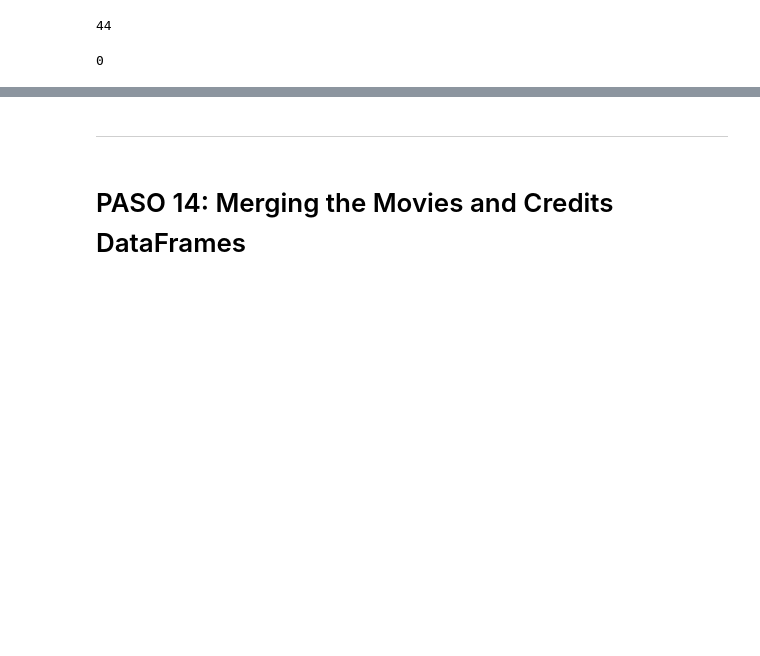
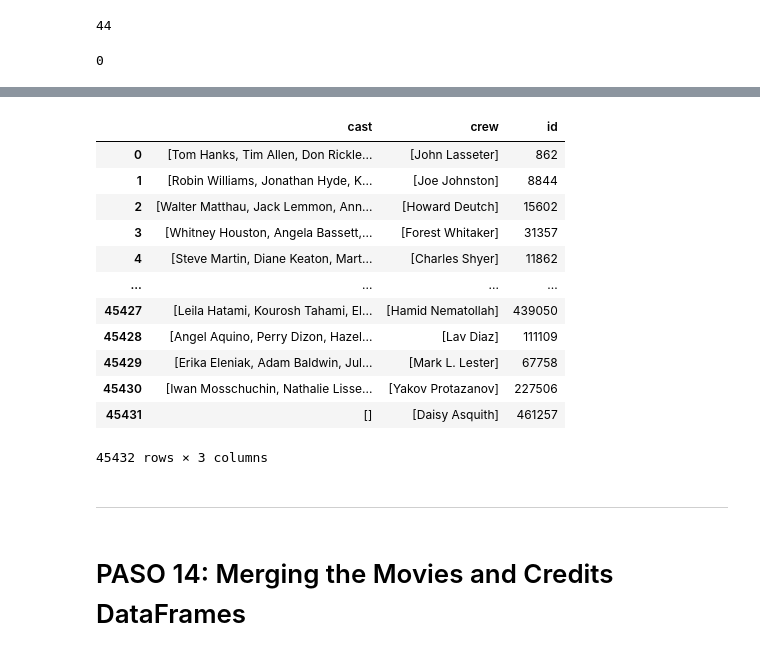
Before and after one commit to JLOT97/Stream-ML, a Jupyter notebook: src/etl.ipynb, the cells around one changed output, grey strips where cells are left out. Drawn from its saved outputs; the diff is of its cells as text; code cells hidden in the pictures; blank space fills up the shorter version.

```diff
--- a/src/etl.ipynb
+++ b/src/etl.ipynb
@@ -424,3 +424,25 @@ df = pd.concat([df, df_credits['id']], axis=1)
+# %%
+# Convert character strings into dictionary lists ('cast')
+df_credits['cast'] = df_credits['cast'].apply(lambda x: ast.literal_eval(x) if isinstance(x, str) else [])
+# %%
+# Extract the names of the actors from the cast column.
+df_credits['cast'] = df_credits['cast'].apply(lambda x: [elem['name'] for elem in x if elem['name'] ])
+# %%
+df_credits
+# %% [output]
+|  | cast | crew | id |
+| 0 | [Tom Hanks, Tim Allen, Don Rickle... | [John Lasseter] | 862 |
+| 1 | [Robin Williams, Jonathan Hyde, K... | [Joe Johnston] | 8844 |
+| 2 | [Walter Matthau, Jack Lemmon, Ann... | [Howard Deutch] | 15602 |
+| 3 | [Whitney Houston, Angela Bassett,... | [Forest Whitaker] | 31357 |
+| 4 | [Steve Martin, Diane Keaton, Mart... | [Charles Shyer] | 11862 |
+| ... | ... | ... | ... |
+| 45427 | [Leila Hatami, Kourosh Tahami, El... | [Hamid Nematollah] | 439050 |
+| 45428 | [Angel Aquino, Perry Dizon, Hazel... | [Lav Diaz] | 111109 |
+| 45429 | [Erika Eleniak, Adam Baldwin, Jul... | [Mark L. Lester] | 67758 |
+| 45430 | [Iwan Mosschuchin, Nathalie Lisse... | [Yakov Protazanov] | 227506 |
+| 45431 | [] | [Daisy Asquith] | 461257 |
+45432 rows × 3 columns
 # %% [markdown]
 ---
 # %% [markdown]
```
Also changed, not shown: parts of 15 cells of this notebook.
